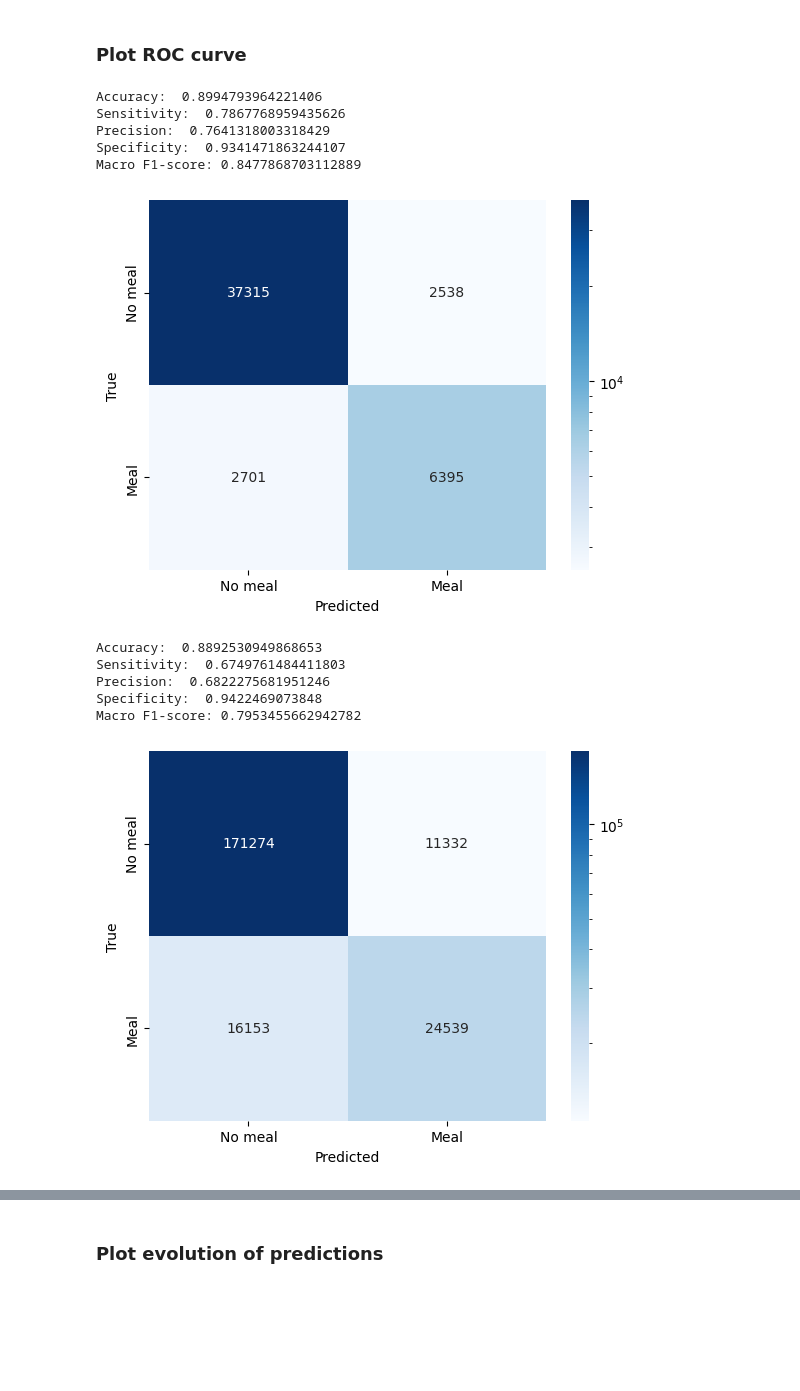
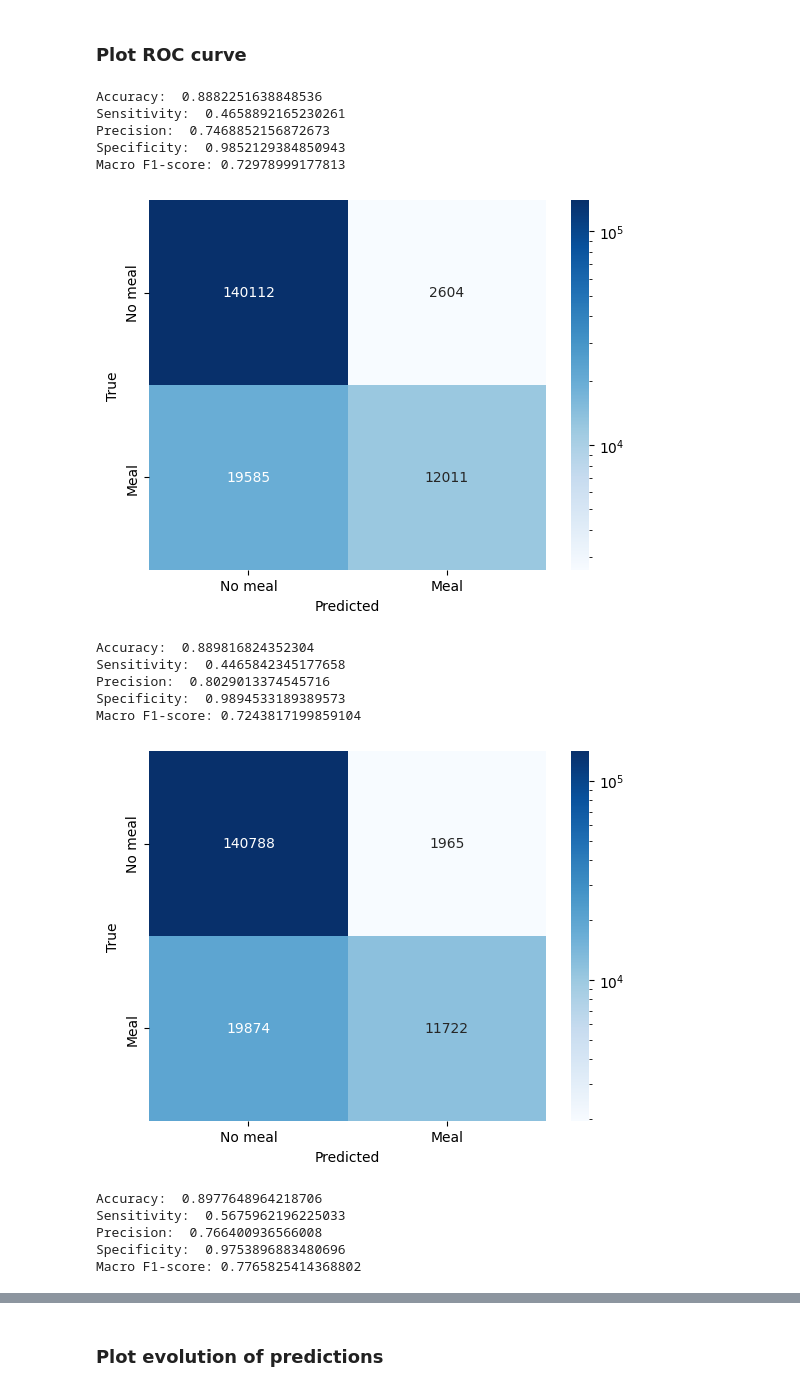
Before and after one commit to Majager/master_ML, a Jupyter notebook: Results/Analyze_results.ipynb, the cells around one changed output, grey strips where cells are left out. Saved outputs shown, nothing was run; the diff lists cells and outputs as text; code cells hidden in the pictures; blank space fills up the shorter version.

Commit message:
More images

```diff
--- a/Results/Analyze_results.ipynb
+++ b/Results/Analyze_results.ipynb
@@ -46,7 +46,7 @@ def extract_test_parameters(test_file):
         true,predictions,predictions_proba,test_recording_ids, segment_parameters = pickle.load(handle)
     if segment_parameters[2] == 1:
         true, predictions, predictions_proba = post_processing(true,predictions,predictions_proba,50)
-        segment_parameters[2] = 30
+        segment_parameters[2] = 50
     return true,predictions,predictions_proba,test_recording_ids,segment_parameters
 # %% [markdown]
 ### Analyze metrics
@@ -176,18 +176,23 @@ def extract_test_ROC(root_folder_path):
     #performance_curve(test_values, accuracy, f1, "HMM")
 # %%
 classes = ['No meal','Meal']
-test_name = "LDA_test"
+test_name = "LDA_validation"
 extract_test_ROC(test_name)
 # %% [output]
-Accuracy:  0.8994793964221406
-Sensitivity:  0.7867768959435626
-Precision:  0.7641318003318429
-Specificity:  0.9341471863244107
-Macro F1-score: 0.8477868703112889
+Accuracy:  0.8882251638848536
+Sensitivity:  0.4658892165230261
+Precision:  0.7468852156872673
+Specificity:  0.9852129384850943
+Macro F1-score: 0.72978999177813
-[figure, old version]
+[figure, new version]
-Accuracy:  0.8892530949868653
-Sensitivity:  0.6749761484411803
-Precision:  0.6822275681951246
-Specificity:  0.9422469073848
-Macro F1-score: 0.7953455662942782
+Accuracy:  0.889816824352304
+Sensitivity:  0.4465842345177658
+Precision:  0.8029013374545716
+Specificity:  0.9894533189389573
+Macro F1-score: 0.7243817199859104
-[figure, old version]
+[figure, new version]
+Accuracy:  0.8977648964218706
+Sensitivity:  0.5675962196225033
+Precision:  0.766400936566008
+Specificity:  0.9753896883480696
+Macro F1-score: 0.7765825414368802
```
Also changed, not shown: parts of 3 cells of this notebook, 22 other files.
